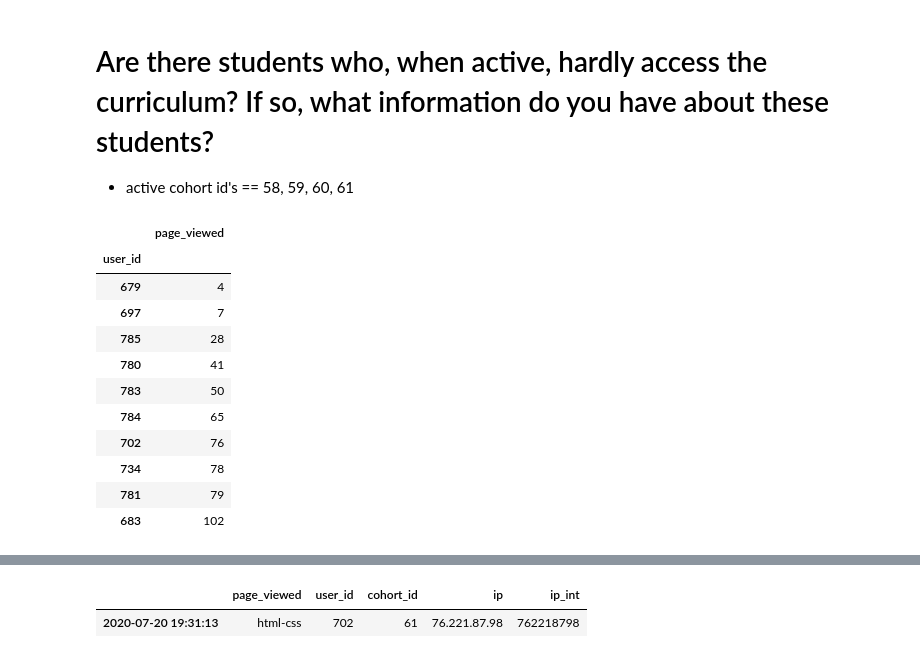
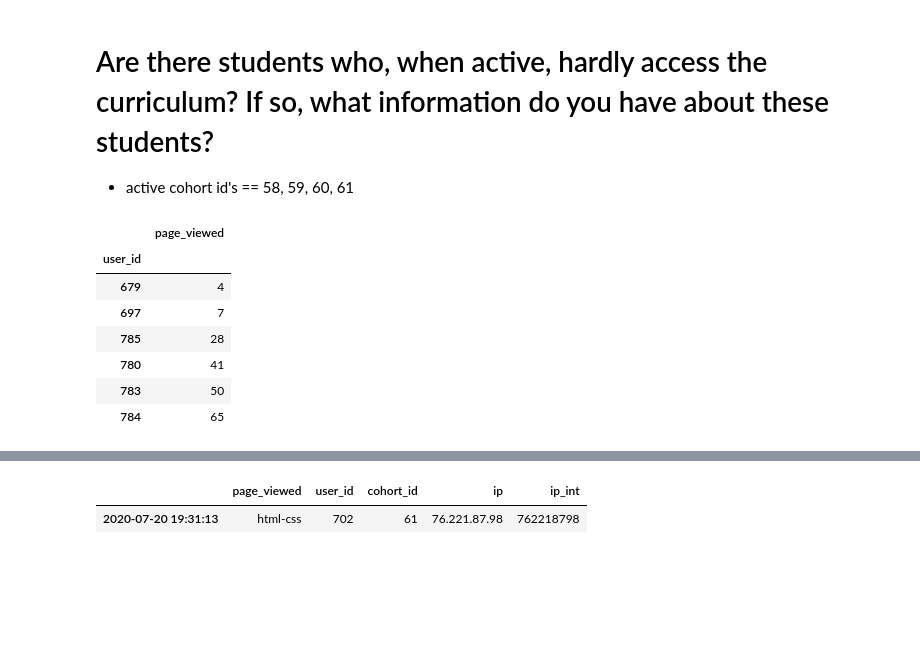
Before and after one commit to ThompsonBethany01/Analyzing-Web-Logs, a Jupyter notebook: Data_Analysis.ipynb, the cells around one changed output, grey strips where cells are left out. Saved outputs shown, nothing was run; the diff lists cells and outputs as text; code cells hidden in the pictures; blank space fills up the shorter version.

```diff
--- a/Data_Analysis.ipynb
+++ b/Data_Analysis.ipynb
@@ -373,16 +425,13 @@ Analyze more curriculum pages in addition to the more popular ones.
 active_df = df[(df.cohort_id == 58) | (df.cohort_id == 59) | (df.cohort_id == 60) | (df.cohort_id == 61)]
 # %%
-pd.DataFrame(active_df.groupby('user_id')['page_viewed'].count()).sort_values("page_viewed").head(10)
+# counting pages views of users in active cohorts, sorting by smallest views first
+pd.DataFrame(active_df.groupby('user_id')['page_viewed'].count()).sort_values("page_viewed").head(6)
 # %% [output]
 |  | page_viewed |
 | user_id |  |
 | 679 | 4 |
 | 697 | 7 |
 | 785 | 28 |
 | 780 | 41 |
 | 783 | 50 |
 | 784 | 65 |
-| 702 | 76 |
-| 734 | 78 |
-| 781 | 79 |
-| 683 | 102 |
```
Also changed, not shown: parts of 74 cells of this notebook.
